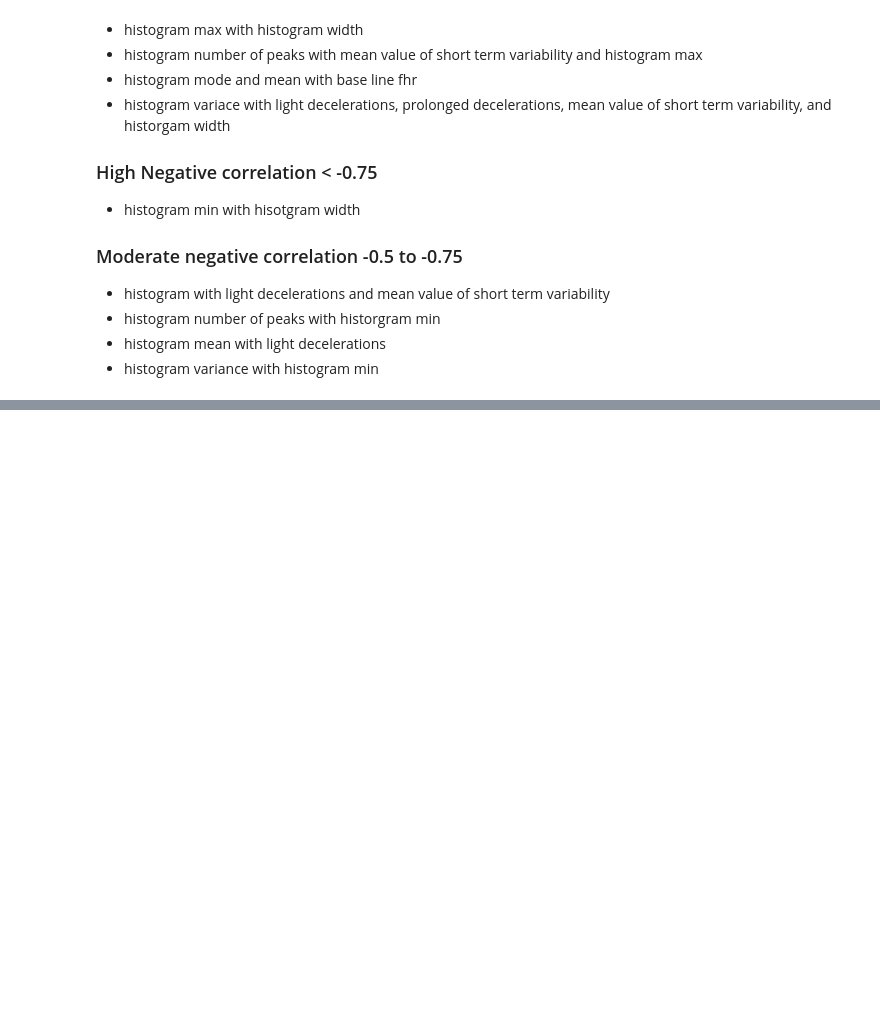
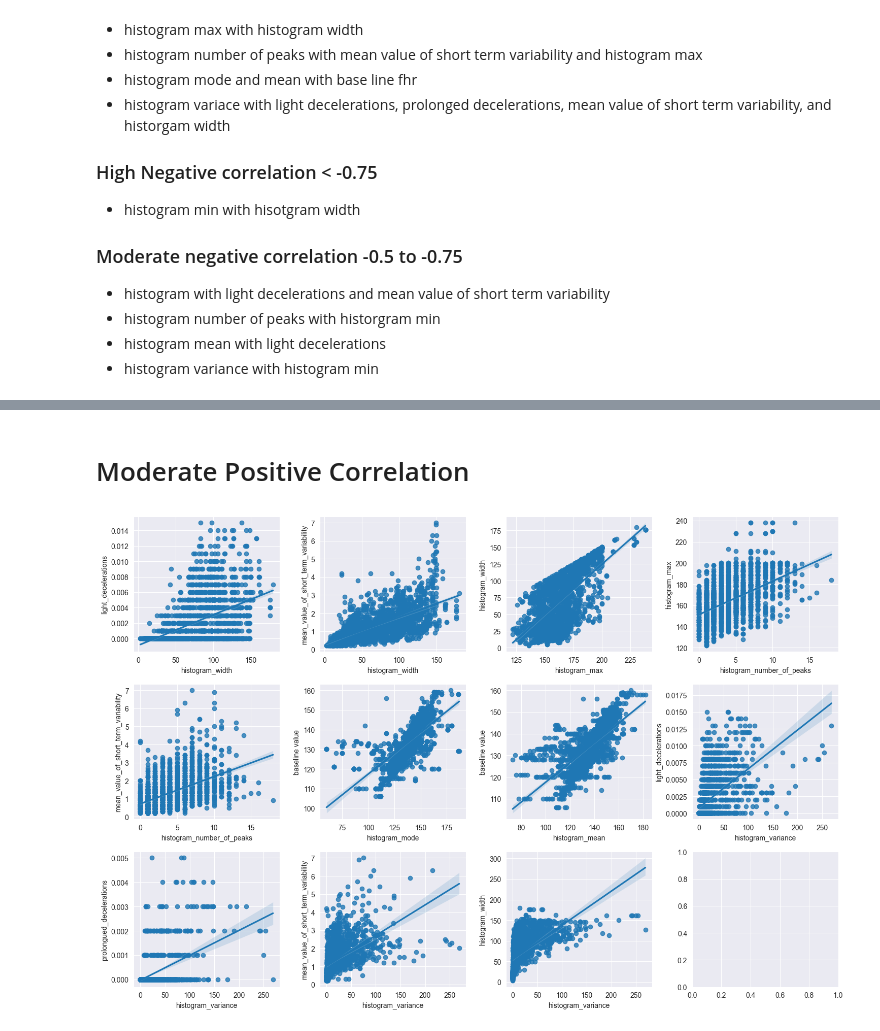
Before and after one commit to msherrif04/fetal-wellbeing-classification, a Jupyter notebook: analysis.ipynb, the cells around one changed output, grey strips where cells are left out. Saved outputs shown, nothing was run; the diff lists cells and outputs as text; code cells hidden in the pictures; blank space fills up the shorter version.

```diff
--- a/analysis.ipynb
+++ b/analysis.ipynb
@@ -291,0 +312,26 @@ plt.show()
+# %% [markdown]
+# Moderate Positive Correlation
+# %%
+moderate_positive_correlation_pairs = [
+    ("histogram_width", "light_decelerations"),
+    ("histogram_width", "mean_value_of_short_term_variability"),
+    ("histogram_max", "histogram_width"),
+    ("histogram_number_of_peaks", "histogram_max"),
+    ("histogram_number_of_peaks", "mean_value_of_short_term_variability"),
+    ("histogram_mode", "baseline value"),
+    ("histogram_mean", "baseline value"),
+    ("histogram_variance", "light_decelerations"),
+    ("histogram_variance", "prolongued_decelerations"),
+    ("histogram_variance", "mean_value_of_short_term_variability"),
+    ("histogram_variance", "histogram_width"),
+]
+
+sns.set_style("darkgrid")
+
+fig, ax = plt.subplots(nrows=3, ncols=4, figsize=(15, 10))
+for i, pair in enumerate(moderate_positive_correlation_pairs):
+    sns.regplot(x=pair[0], y=pair[1], data=numerical_cols, ax=ax[i // 4, i % 4])
+plt.tight_layout()
+plt.show()
+# %% [output]
+[figure, added]
```
Also changed, not shown: parts of 6 cells of this notebook.
